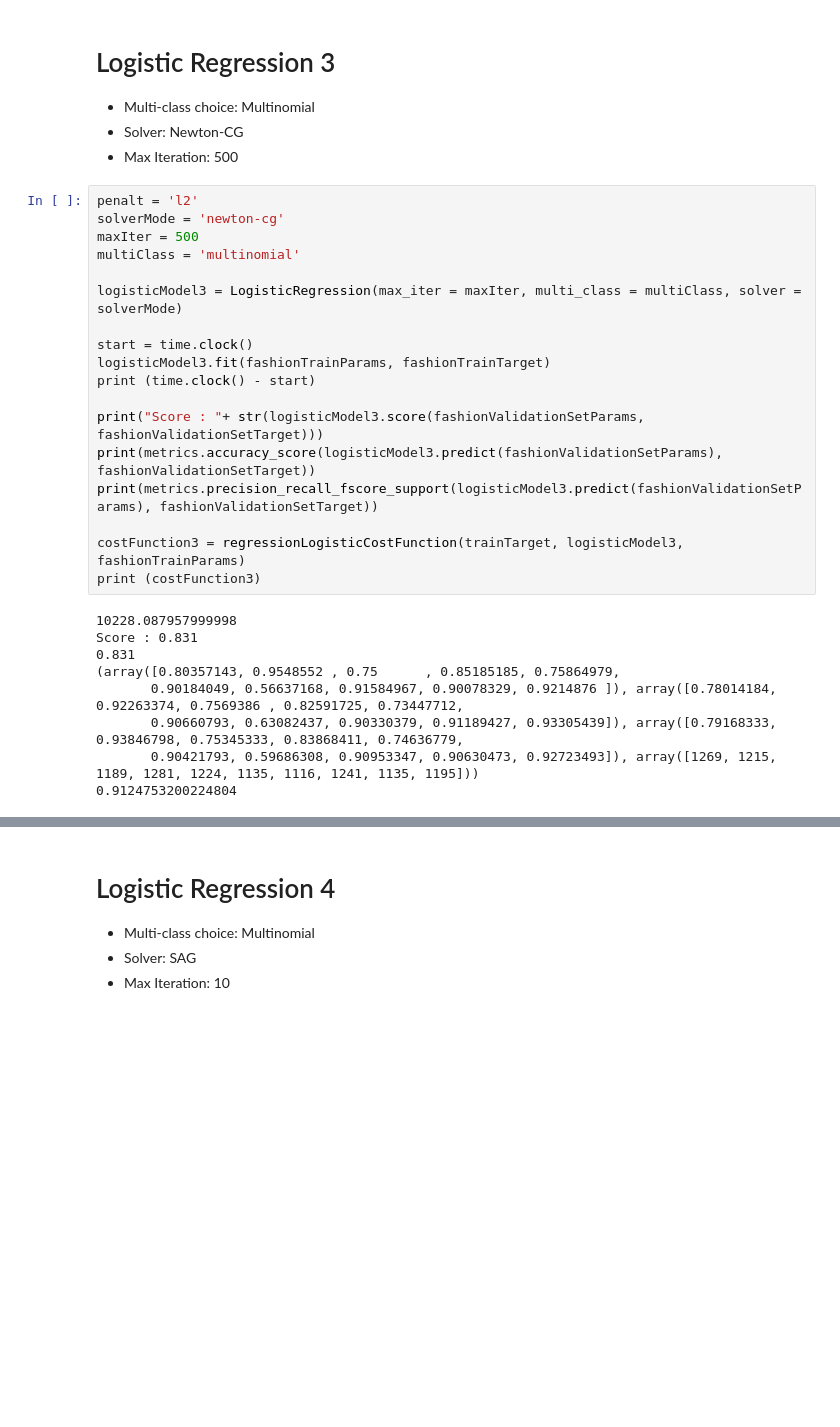
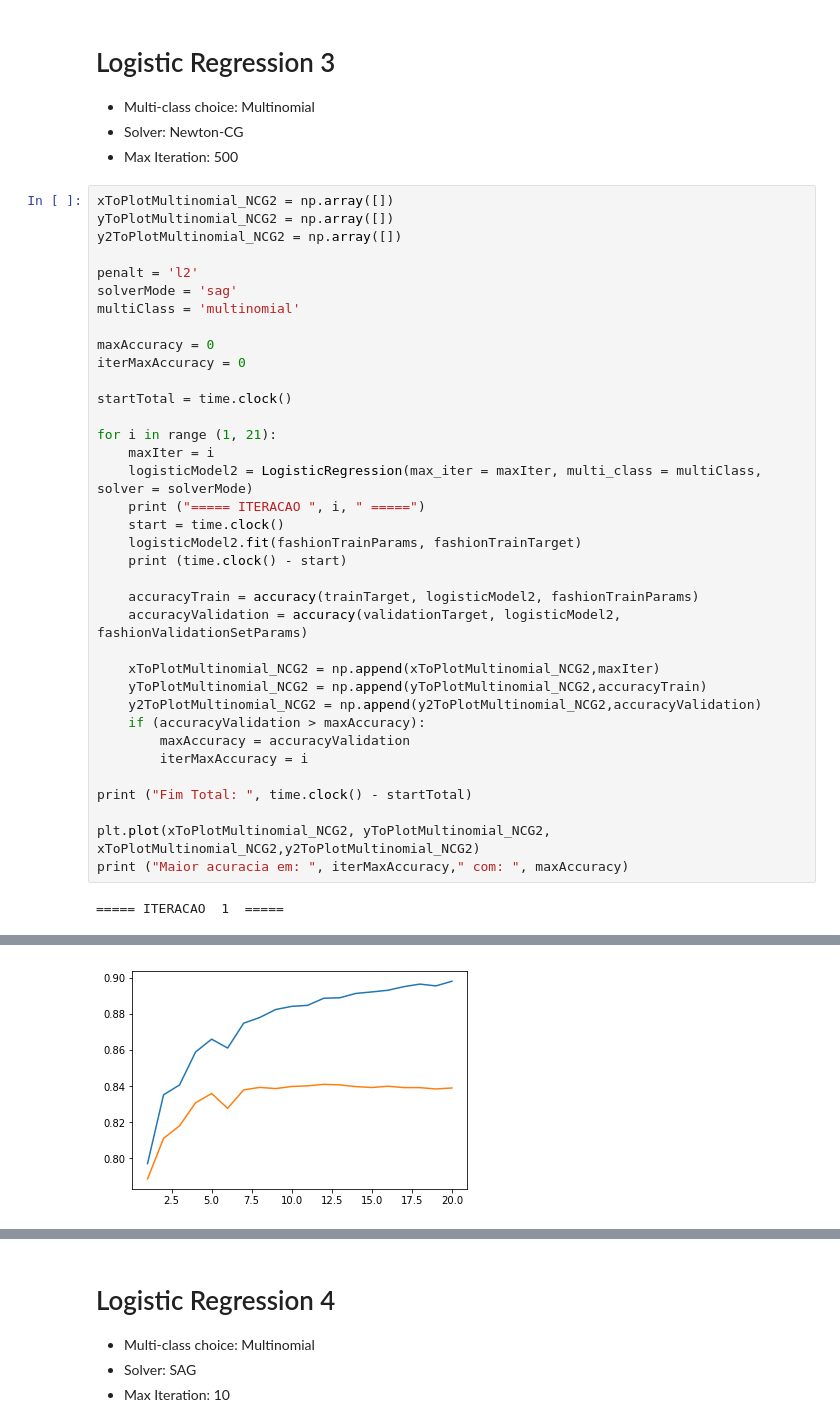
Before and after one commit to ignacioespinoso/Machine-Learning, a Jupyter notebook: proj2/logistic-regression.ipynb, the cells around one changed output, grey strips where cells are left out. Cells and saved outputs as stored; diff of their text form; blank space fills up the shorter version.

```diff
--- a/proj2/logistic-regression.ipynb
+++ b/proj2/logistic-regression.ipynb
@@ -434,30 +222,41 @@ plt.plot(xToPlotMultinomial_NCG, yToPlotMultinomial_NCG, 'ro')
 - Multi-class choice: Multinomial
 - Solver: Newton-CG
 - Max Iteration: 500
-# %%
-penalt = 'l2'
-solverMode = 'newton-cg'
-maxIter = 500
-multiClass = 'multinomial'
-
-logisticModel3 = LogisticRegression(max_iter = maxIter, multi_class = multiClass, solver = solverMode)
-
-start = time.clock()
-logisticModel3.fit(fashionTrainParams, fashionTrainTarget)
-print (time.clock() - start)
-
-print("Score : "+ str(logisticModel3.score(fashionValidationSetParams, fashionValidationSetTarget)))
-print(metrics.accuracy_score(logisticModel3.predict(fashionValidationSetParams), fashionValidationSetTarget))
-print(metrics.precision_recall_fscore_support(logisticModel3.predict(fashionValidationSetParams), fashionValidationSetTarget))
-
-costFunction3 = regressionLogisticCostFunction(trainTarget, logisticModel3, fashionTrainParams)
-print (costFunction3)
-# %% [output]
-10228.087957999998
-Score : 0.831
-0.831
-(array([0.80357143, 0.9548552 , 0.75      , 0.85185185, 0.75864979,
-       0.90184049, 0.56637168, 0.91584967, 0.90078329, 0.9214876 ]), array([0.78014184, 0.92263374, 0.7569386 , 0.82591725, 0.73447712,
-       0.90660793, 0.63082437, 0.90330379, 0.91189427, 0.93305439]), array([0.79168333, 0.93846798, 0.75345333, 0.83868411, 0.74636779,
-       0.90421793, 0.59686308, 0.90953347, 0.90630473, 0.92723493]), array([1269, 1215, 1189, 1281, 1224, 1135, 1116, 1241, 1135, 1195]))
-0.9124753200224804
+# %%
+xToPlotMultinomial_NCG2 = np.array([])
+yToPlotMultinomial_NCG2 = np.array([])
+y2ToPlotMultinomial_NCG2 = np.array([])
+
+penalt = 'l2'
+solverMode = 'sag'
+multiClass = 'multinomial'
+
+maxAccuracy = 0
+iterMaxAccuracy = 0
+
+startTotal = time.clock()
+
+for i in range (1, 21):
+    maxIter = i
+    logisticModel2 = LogisticRegression(max_iter = maxIter, multi_class = multiClass, solver = solverMode)
+    print ("===== ITERACAO ", i, " =====")
+    start = time.clock()
+    logisticModel2.fit(fashionTrainParams, fashionTrainTarget)
+    print (time.clock() - start)
+
+    accuracyTrain = accuracy(trainTarget, logisticModel2, fashionTrainParams)
+    accuracyValidation = accuracy(validationTarget, logisticModel2, fashionValidationSetParams)
+
+    xToPlotMultinomial_NCG2 = np.append(xToPlotMultinomial_NCG2,maxIter)
+    yToPlotMultinomial_NCG2 = np.append(yToPlotMultinomial_NCG2,accuracyTrain)
+    y2ToPlotMultinomial_NCG2 = np.append(y2ToPlotMultinomial_NCG2,accuracyValidation)
+    if (accuracyValidation > maxAccuracy):
+        maxAccuracy = accuracyValidation
+        iterMaxAccuracy = i
+
+print ("Fim Total: ", time.clock() - startTotal)
+
+plt.plot(xToPlotMultinomial_NCG2, yToPlotMultinomial_NCG2, xToPlotMultinomial_NCG2,y2ToPlotMultinomial_NCG2)
+print ("Maior acuracia em: ", iterMaxAccuracy," com: ", maxAccuracy)
+# %% [output]
+===== ITERACAO  1  =====
@@ -463,0 +280 @@ Score : 0.831
+[figure, added]
```
Also changed, not shown: parts of 53 cells of this notebook.
